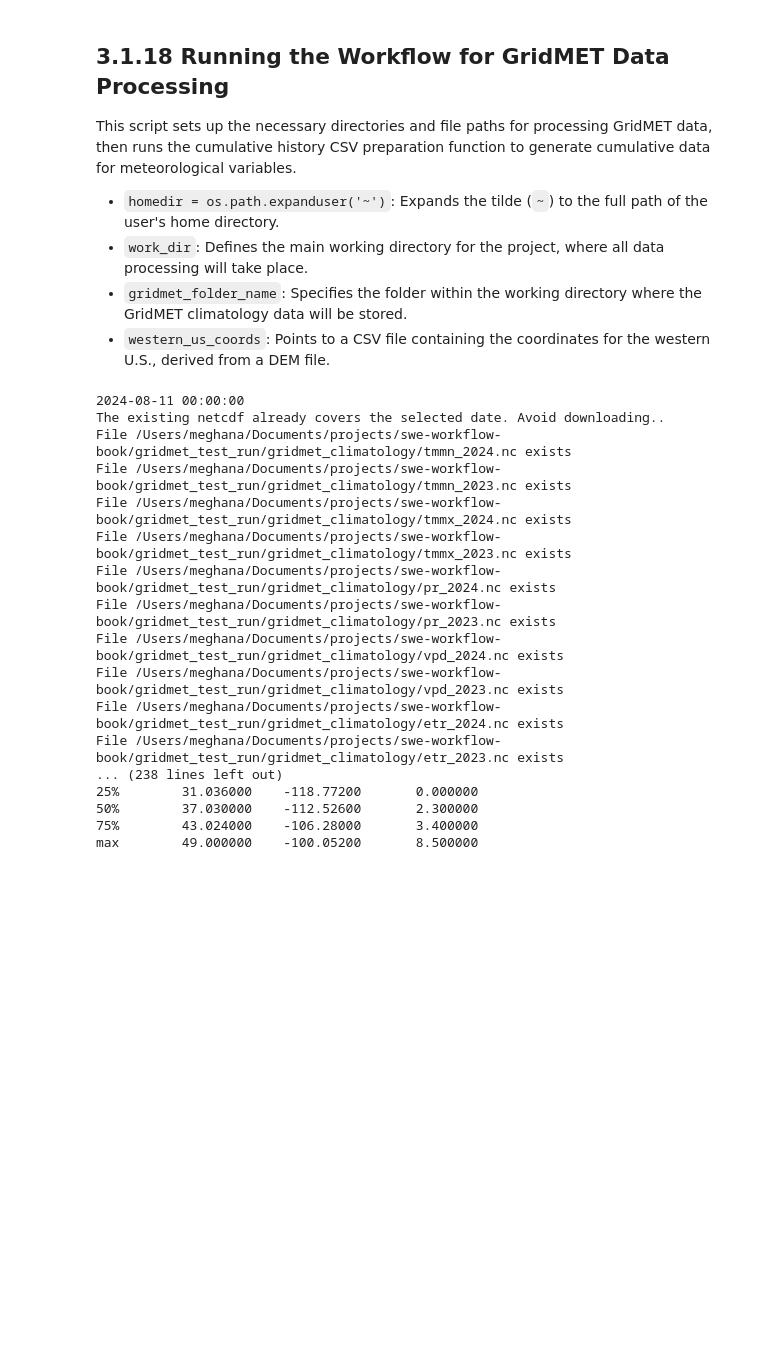
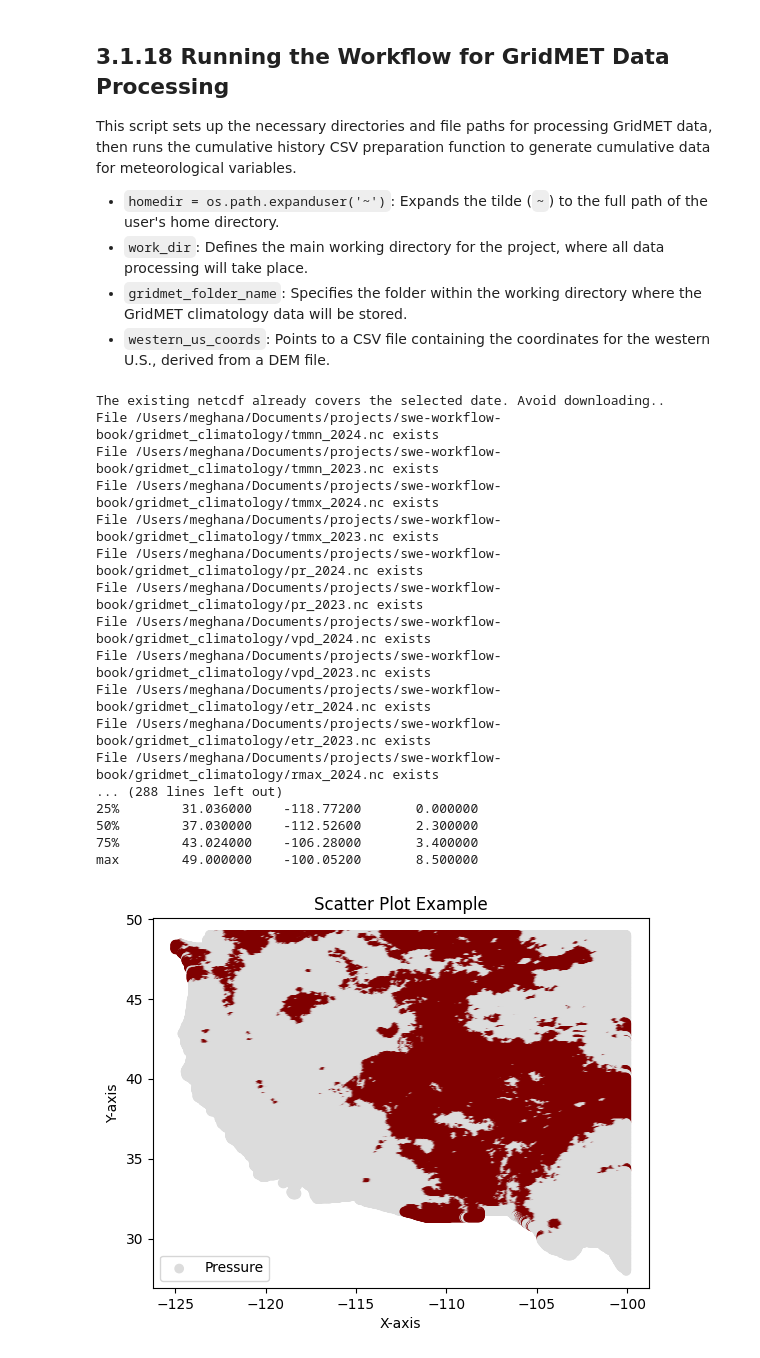
Before and after one commit to geo-smart/swe-workflow-book, a Jupyter notebook: book/chapters/gridmet.ipynb, the cells around one changed output. Drawn from its saved outputs; the diff is of its cells as text; code cells hidden in the pictures; blank space fills up the shorter version.

Commit message:
graph plot - 3.1

```diff
--- a/book/chapters/gridmet.ipynb
+++ b/book/chapters/gridmet.ipynb
@@ -38 +68,25 @@ gridmet_var_mapping = {
+# %%
+def create_color_maps_with_value_range(df_col, value_ranges=None):
+  if value_ranges == None:
+    max_value = df_col.max()
+    min_value = df_col.min()
+    if min_value < 0:
+      min_value = 0
+    step_size = (max_value - min_value) / 12
+
+    # Create 10 periods
+    new_value_ranges = [min_value + i * step_size for i in range(12)]
+  # Define your custom function to map data values to colors
+  def map_value_to_color(value):
+    # Iterate through the value ranges to find the appropriate color index
+    for i, range_max in enumerate(new_value_ranges):
+      if value <= range_max:
+        return colors[i]
+
+      # If the value is greater than the largest range, return the last color
+      return colors[-1]
+
+    # Map predicted_swe values to colors using the custom function
+  color_mapping = [map_value_to_color(value) for value in df_col.values]
+  return color_mapping, new_value_ranges
 # %% [markdown]
@@ -660,35 +697,34 @@ This script sets up the necessary directories and file paths for processing Grid
 # %%
 import os
 
 homedir = os.path.expanduser('~')
-work_dir = "/Users/meghana/Documents/projects/swe-workflow-book/gridmet_test_run"
+work_dir = f'{homedir}/Documents/projects/swe-workflow-book'
 gridmet_folder_name = f'{work_dir}/gridmet_climatology'
 western_us_coords = f'{work_dir}/dem_file.tif.csv'
 
+# Run the download function
+download_gridmet_of_specific_variables(prepare_folder_and_get_year_list())
+turn_gridmet_nc_to_csv()
+plot_gridmet()
 
-if __name__ == "__main__":
-  # Run the download function
-  #   download_gridmet_of_specific_variables(prepare_folder_and_get_year_list())
-  #   turn_gridmet_nc_to_csv()
-  #   plot_gridmet()
-
-  # prepare testing data with cumulative variables
-  prepare_cumulative_history_csvs(force=True)
+# prepare testing data with cumulative variables
+prepare_cumulative_history_csvs(force=True)
 # %% [output]
-2024-08-11 00:00:00
 The existing netcdf already covers the selected date. Avoid downloading..
-File /Users/meghana/Documents/projects/swe-workflow-book/gridmet_test_run/gridmet_climatology/tmmn_2024.nc exists
-File /Users/meghana/Documents/projects/swe-workflow-book/gridmet_test_run/gridmet_climatology/tmmn_2023.nc exists
-File /Users/meghana/Documents/projects/swe-workflow-book/gridmet_test_run/gridmet_climatology/tmmx_2024.nc exists
-File /Users/meghana/Documents/projects/swe-workflow-book/gridmet_test_run/gridmet_climatology/tmmx_2023.nc exists
-File /Users/meghana/Documents/projects/swe-workflow-book/gridmet_test_run/gridmet_climatology/pr_2024.nc exists
-File /Users/meghana/Documents/projects/swe-workflow-book/gridmet_test_run/gridmet_climatology/pr_2023.nc exists
-File /Users/meghana/Documents/projects/swe-workflow-book/gridmet_test_run/gridmet_climatology/vpd_2024.nc exists
-File /Users/meghana/Documents/projects/swe-workflow-book/gridmet_test_run/gridmet_climatology/vpd_2023.nc exists
-File /Users/meghana/Documents/projects/swe-workflow-book/gridmet_test_run/gridmet_climatology/etr_2024.nc exists
-File /Users/meghana/Documents/projects/swe-workflow-book/gridmet_test_run/gridmet_climatology/etr_2023.nc exists
-... (238 lines left out)
+File /Users/meghana/Documents/projects/swe-workflow-book/gridmet_climatology/tmmn_2024.nc exists
+File /Users/meghana/Documents/projects/swe-workflow-book/gridmet_climatology/tmmn_2023.nc exists
+File /Users/meghana/Documents/projects/swe-workflow-book/gridmet_climatology/tmmx_2024.nc exists
+File /Users/meghana/Documents/projects/swe-workflow-book/gridmet_climatology/tmmx_2023.nc exists
+File /Users/meghana/Documents/projects/swe-workflow-book/gridmet_climatology/pr_2024.nc exists
+File /Users/meghana/Documents/projects/swe-workflow-book/gridmet_climatology/pr_2023.nc exists
+File /Users/meghana/Documents/projects/swe-workflow-book/gridmet_climatology/vpd_2024.nc exists
+File /Users/meghana/Documents/projects/swe-workflow-book/gridmet_climatology/vpd_2023.nc exists
+File /Users/meghana/Documents/projects/swe-workflow-book/gridmet_climatology/etr_2024.nc exists
+File /Users/meghana/Documents/projects/swe-workflow-book/gridmet_climatology/etr_2023.nc exists
+File /Users/meghana/Documents/projects/swe-workflow-book/gridmet_climatology/rmax_2024.nc exists
+... (288 lines left out)
 25%        31.036000    -118.77200       0.000000
 50%        37.030000    -112.52600       2.300000
 75%        43.024000    -106.28000       3.400000
 max        49.000000    -100.05200       8.500000
+[figure, added]
```
Also changed, not shown: parts of 37 cells of this notebook.
